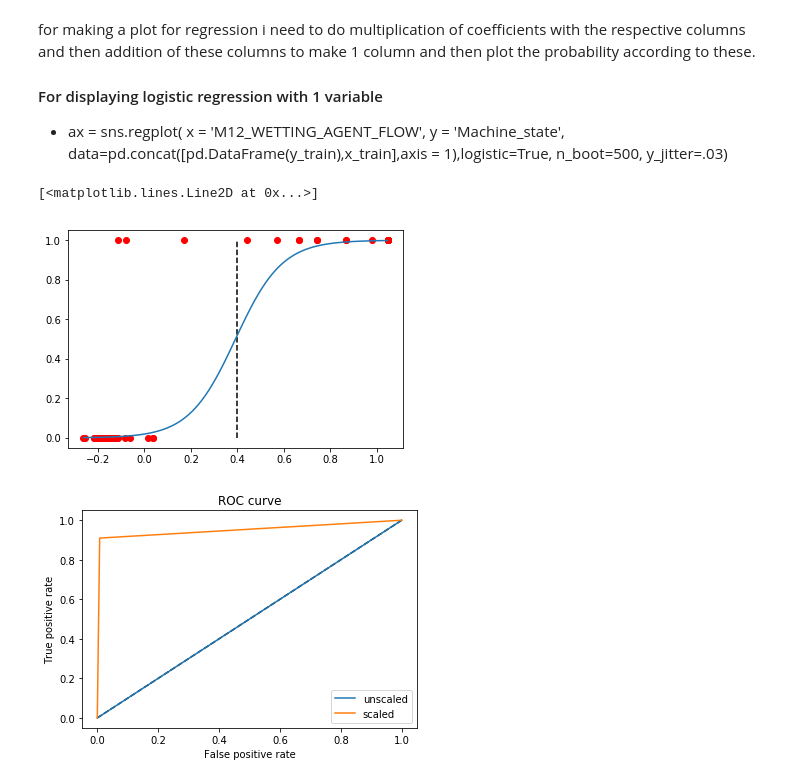
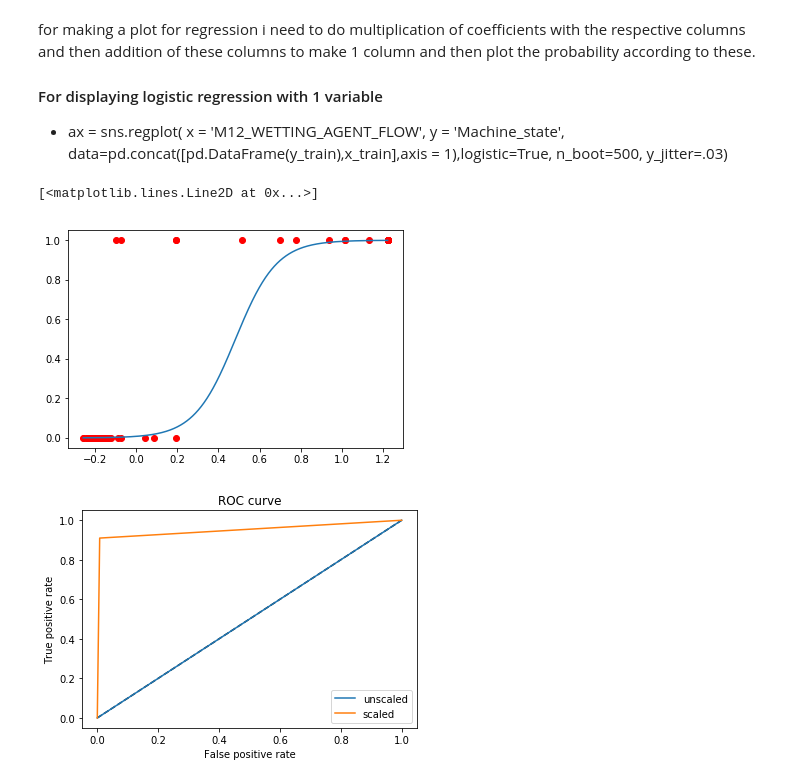
Before and after one commit to guptaaish/Datadist, a Jupyter notebook: logisticModelTesting.ipynb, the cells around one changed output. Saved outputs shown, nothing was run; the diff lists cells and outputs as text; code cells hidden in the pictures.

```diff
--- a/logisticModelTesting.ipynb
+++ b/logisticModelTesting.ipynb
@@ -242,26 +289,30 @@ for i in coeff.index:
     else:
         df.add(pd.DataFrame(x_test_scaled[i].multiply(coeff_dict[i])))
     count+=1
+df.add(float(logit.intercept_));
 # %%
 prob = df['0']
 #prob = pd.DataFrame(logit.predict_proba(x_test_scaled))
 fff = pd.DataFrame(logit.predict(x_test_scaled))
+mini = float(df.min())
+maxi = float(df.max())
+mid = (mini + maxi)/2
 
 def f(t):
-    return 1/(1+np.exp(-10*(t - (min_point + max_point)/2)))
+    return 1/(1+np.exp(-10*(t - mid)))
 
-min_point = float(df.min())
-max_point = float(df.max())
+
 
 plt.figure()
 plt.plot(prob,fff,'ro')
-plt.plot([0.4, 0.4], [0, 1], 'k--')
+#plt.plot([mid, mid], [0, 1], 'k--')
+#plt.plot([mini, maxi],[0.5,0.5], 'k--')
 ax = np.arange(min_point,max_point,0.001)
 axx = list(map(f,ax))
 plt.plot(ax,axx)
 # %% [output]
 [<matplotlib.lines.Line2D at 0x...>]
-[figure, old version]
+[figure, new version]
 # %%
 plt.plot([0, 1], [0, 1], 'k--')
 plt.plot(fpr_unsc, tpr_unsc, label='unscaled')
```
Also changed, not shown: parts of 7 cells of this notebook.
